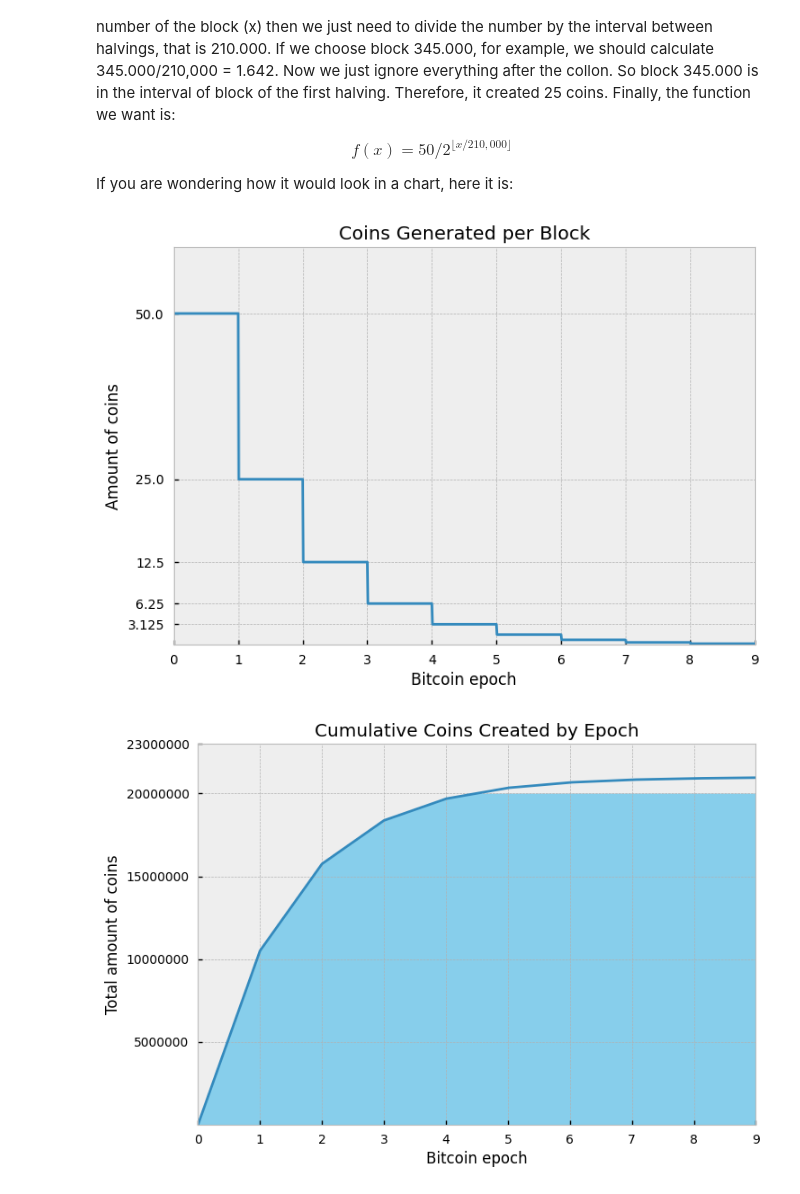
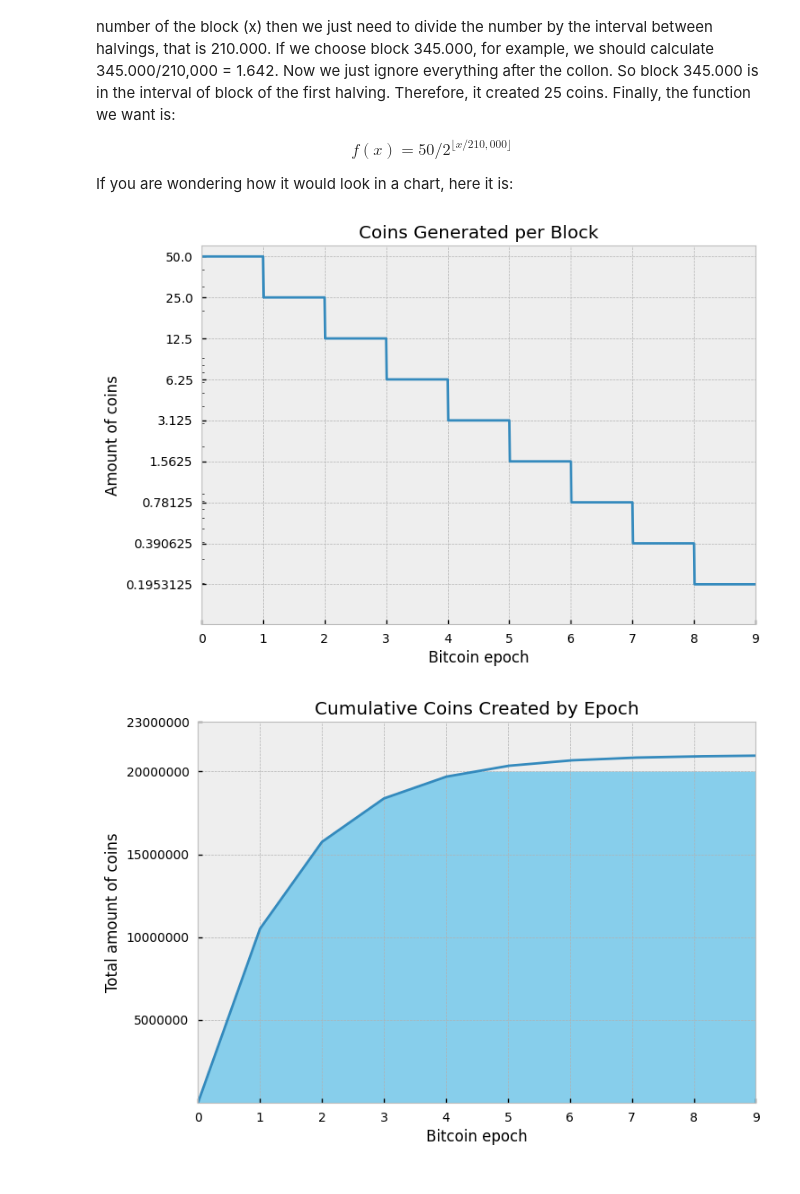
Before and after one commit to TulioNPL/DataScienceAnalysis, a Jupyter notebook: decreasing_coin_generation.ipynb, the cells around one changed output. Cells and saved outputs as stored; diff of their text form; code cells hidden in the pictures.

```diff
--- a/decreasing_coin_generation.ipynb
+++ b/decreasing_coin_generation.ipynb
@@ -81,35 +81,35 @@ x_values = np.linspace(0,1889999,1000)
 # %%
 import matplotlib.pyplot as plt
 import matplotlib.ticker as ticker
 
 # Create the plot
 fig, ax = plt.subplots()
 ax.plot(x_values, coins_generated_by_block(x_values))
 ax.set_title('Coins Generated per Block')
 
 # Define the desired x-ticks
 x_ticks = [i for i in range(0,10*210000,210000)]
 ax.set_xticks(x_ticks)
 ax.get_xaxis().set_major_formatter(ticker.FixedFormatter([str(int(tick/210000)) for tick in x_ticks]))
 ax.set_xlim(min(x_ticks), max(x_ticks))
 ax.set_xlabel('Bitcoin epoch')
 
 # Set y-axis to log scale
-#ax.set_yscale('log')
+ax.set_yscale('log')
 
 # Define the desired y-ticks
-y_ticks = [50/2**i for i in range(0,5)] # Creates the list [50, 25, 12.5, 6.25, 3.125]
+y_ticks = [50/2**i for i in range(0,10)] # Creates the list [50, 25, 12.5, 6.25, 3.125]
 ax.set_yticks(y_ticks)
 ax.get_yaxis().set_major_formatter(ticker.FixedFormatter([str(tick) for tick in y_ticks]))
 ax.set_ylim(0.1, max(y_ticks) + 10)
 ax.set_ylabel('Amount of coins')
 
 # Saves and shows the figure on the notebook
 plt.style.use(['seaborn-v0_8-notebook','bmh'])
 plt.savefig('coins_per_block.png', bbox_inches='tight')
 plt.show()
 # %% [output]
-[figure, old version]
+[figure, new version]
 # %%
 def total_of_coins(block_list):
     bitcoins_created_list = []
```
